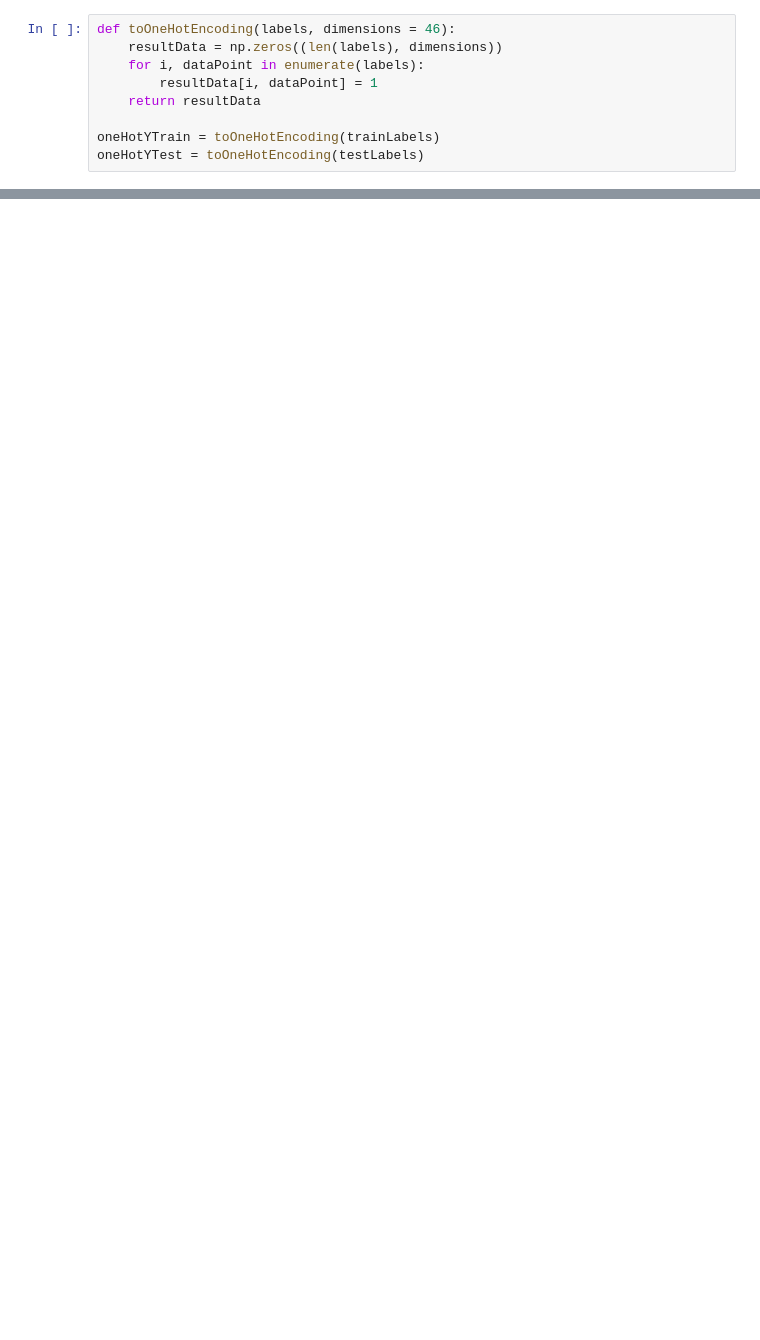
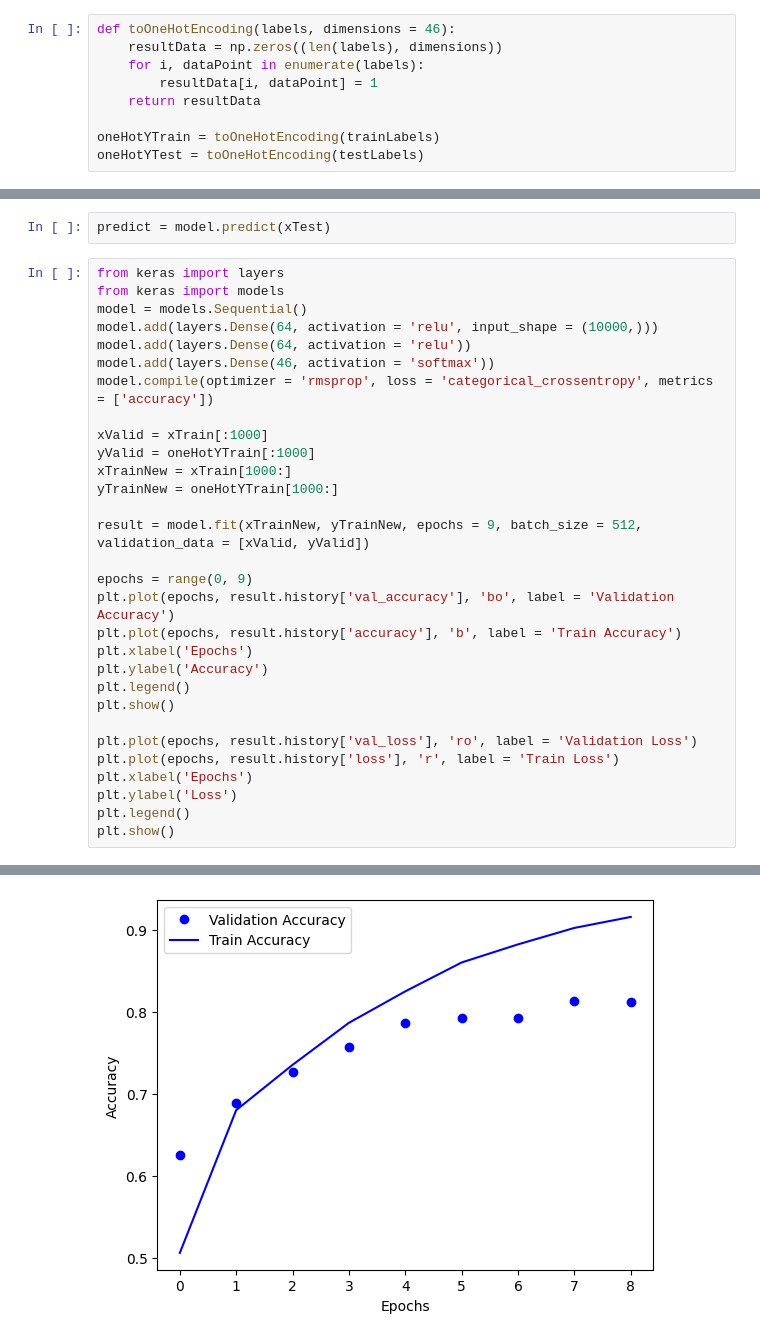
Before and after one commit to Narasim/Python_DLDS, a Jupyter notebook: DLKeras.ipynb, the cells around one changed output, grey strips where cells are left out. Saved outputs shown, nothing was run; the diff lists cells and outputs as text; blank space fills up the shorter version.

```diff
--- a/DLKeras.ipynb
+++ b/DLKeras.ipynb
@@ -372,0 +438,33 @@ array([0., 0., 0., 1., 0., 0., 0., 0., 0., 0., 0., 0., 0., 0., 0., 0., 0.,
+# %%
+predict = model.predict(xTest)
+# %%
+from keras import layers
+from keras import models
+model = models.Sequential()
+model.add(layers.Dense(64, activation = 'relu', input_shape = (10000,)))
+model.add(layers.Dense(64, activation = 'relu'))
+model.add(layers.Dense(46, activation = 'softmax'))
+model.compile(optimizer = 'rmsprop', loss = 'categorical_crossentropy', metrics = ['accuracy'])
+
+xValid = xTrain[:1000]
+yValid = oneHotYTrain[:1000]
+xTrainNew = xTrain[1000:]
+yTrainNew = oneHotYTrain[1000:]
+
+result = model.fit(xTrainNew, yTrainNew, epochs = 9, batch_size = 512, validation_data = [xValid, yValid])
+
+epochs = range(0, 9)
+plt.plot(epochs, result.history['val_accuracy'], 'bo', label = 'Validation Accuracy')
+plt.plot(epochs, result.history['accuracy'], 'b', label = 'Train Accuracy')
+plt.xlabel('Epochs')
+plt.ylabel('Accuracy')
+plt.legend()
+plt.show()
+
+plt.plot(epochs, result.history['val_loss'], 'ro', label = 'Validation Loss')
+plt.plot(epochs, result.history['loss'], 'r', label = 'Train Loss')
+plt.xlabel('Epochs')
+plt.ylabel('Loss')
+plt.legend()
+plt.show()
+# %% [output]
@@ -372,0 +489 @@ array([0., 0., 0., 1., 0., 0., 0., 0., 0., 0., 0., 0., 0., 0., 0., 0., 0.,
+[figure, added]
```
Also changed, not shown: parts of 20 cells of this notebook.
